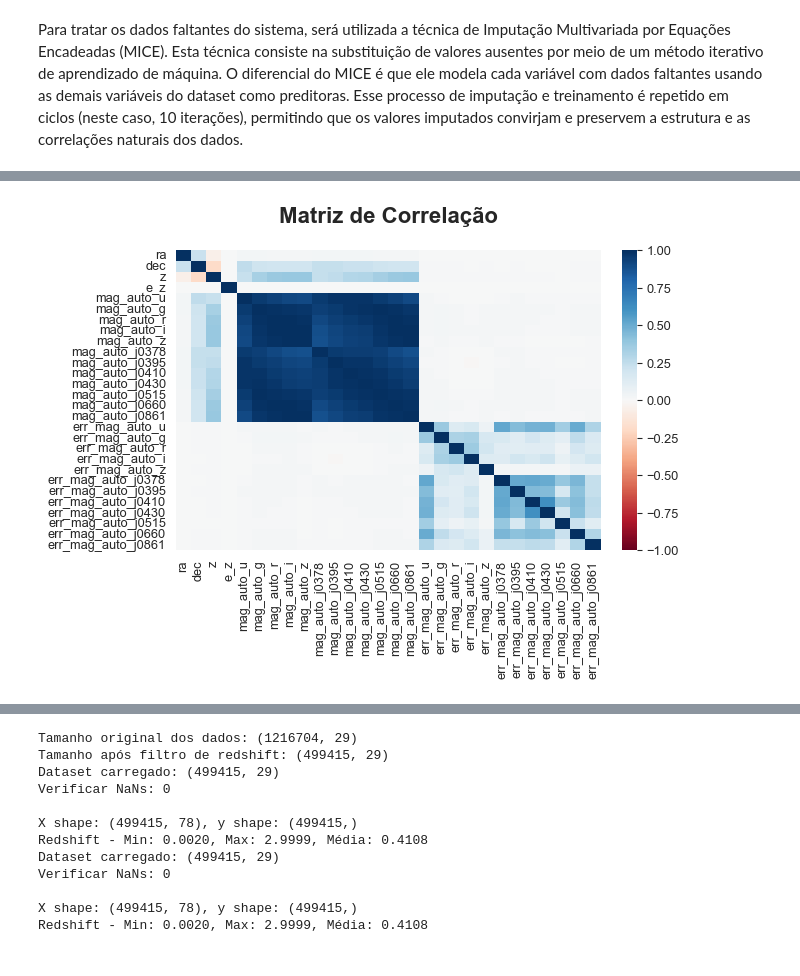
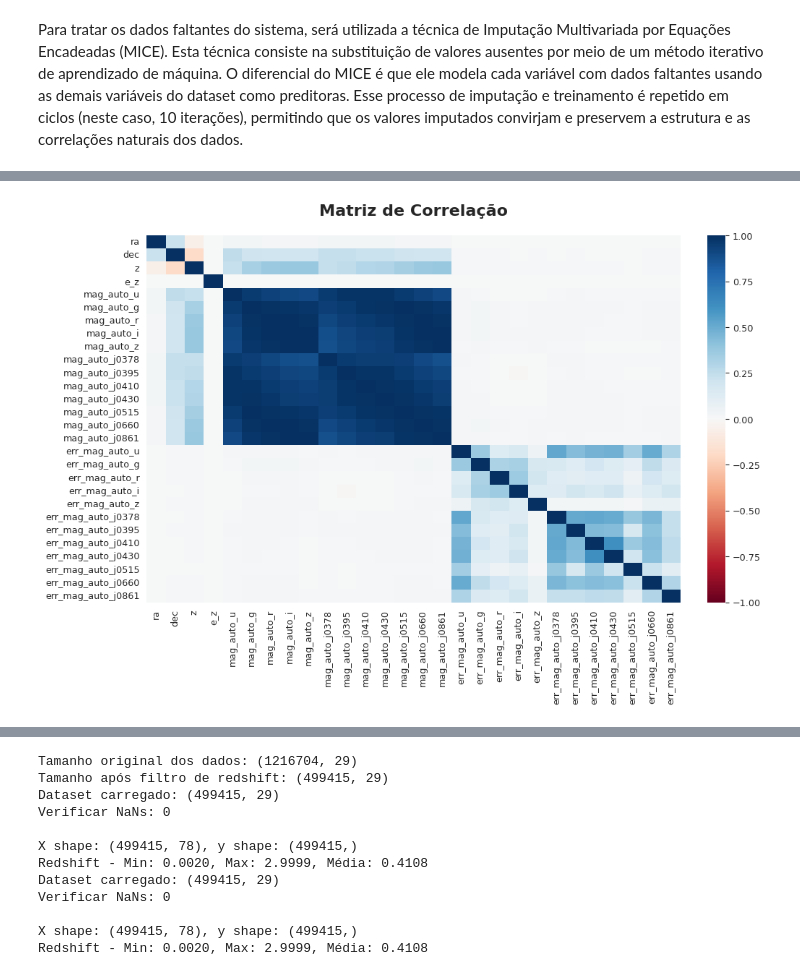
Before and after one commit to PierreAugusto/ML_project_ifusp, a Jupyter notebook: ML_project_python/photozs.ipynb, the cells around one changed output, grey strips where cells are left out. Saved outputs shown, nothing was run; the diff lists cells and outputs as text; code cells hidden in the pictures.

```diff
--- a/ML_project_python/photozs.ipynb
+++ b/ML_project_python/photozs.ipynb
@@ -363,10 +374,11 @@ NaNs depois: 0
   Shape: (1216704, 29)
 # %%
 df_cor = pd.read_parquet("../data/photoz_main_mice.parquet", engine='pyarrow')
+plt.figure(figsize=(10, 7))
 df_cor = df_cor.drop(columns=['id'])
 matriz_corr = df_cor.corr().round(2)
 sns.heatmap(matriz_corr, cmap = 'RdBu', vmin=-1, vmax=1)
 plt.title('Matriz de Correlação', fontsize=16, fontweight='bold', pad=20)
 plt.show();
 # %% [output]
-[figure, old version]
+[figure, new version]
```
Also changed, not shown: parts of 21 cells of this notebook.
